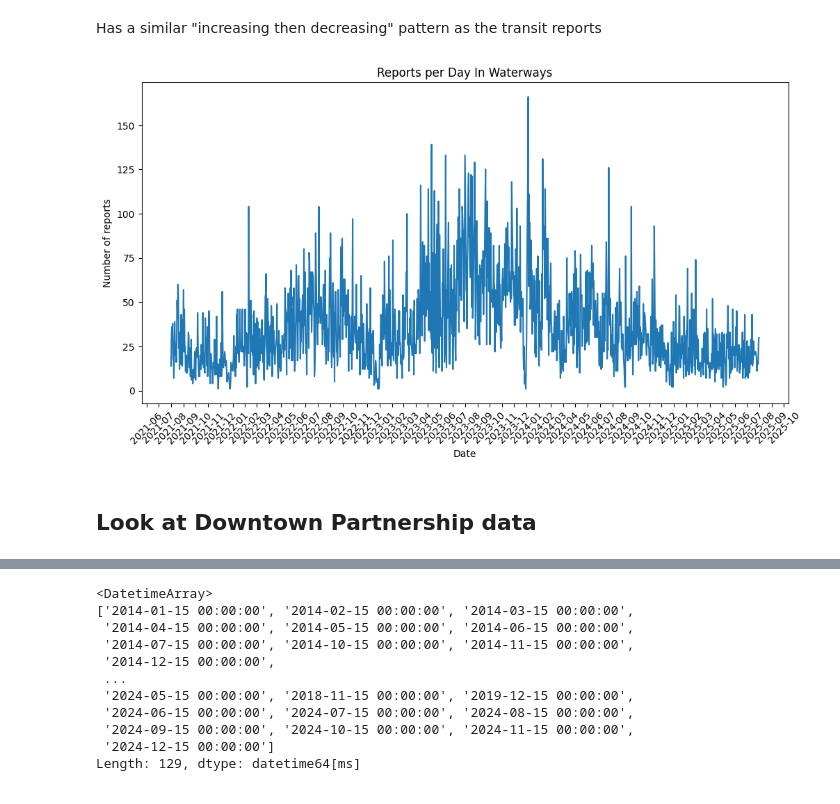
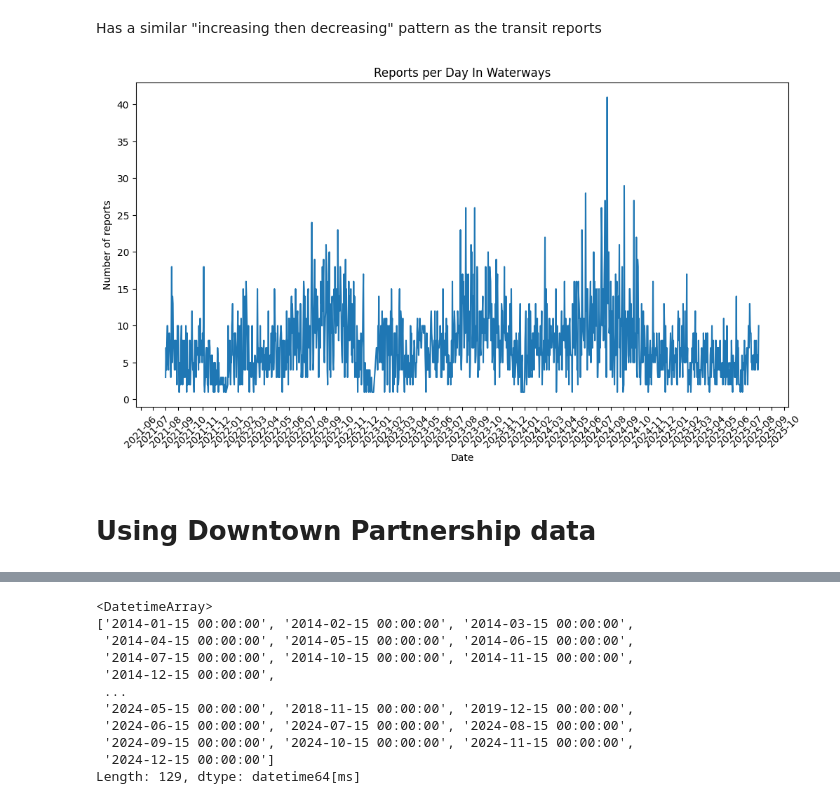
Before and after one commit to glow-27/Homelessness-Hub-311, a Jupyter notebook: temporal_analysis.ipynb, the cells around one changed output, grey strips where cells are left out. Cells and saved outputs as stored; diff of their text form; code cells hidden in the pictures.

```diff
--- a/temporal_analysis.ipynb
+++ b/temporal_analysis.ipynb
@@ -23,7 +38,7 @@ import pmdarima as pm
 ## Exploration/Plots
 # %%
 # load in data
-reports = gpd.read_file('modified_data/augmented_311.csv')
+reports = gpd.read_file('modified_data/sens_311_inc.csv')
 print(reports.head())
 reports['date_requested'] = pd.to_datetime(reports['date_requested'])
 # %% [output]
@@ -91,5 +86,0 @@ reports_clean
-# %%
-sensitive_area_cols = ['in_transit_area', 'in_park', 'in_school_area', 'in_open_space', 'in_waterway']
-
-reports_clean['in_sens_area'] = reports_clean[sensitive_area_cols].any(axis=1).astype(int)
-reports_clean.head()
@@ -486,0 +1210,22 @@ Waterways: 0.1083
+# %%
+area_cols = ['transit','park','water','school','shelter']
+
+reports_clean['non_sens'] = (
+    reports_clean['sens_area'] == 0
+).astype(int)
+
+area_cols = area_cols + ['non_sens']
+df_long = reports_clean.melt(
+    id_vars=['date_requested'],
+    value_vars=area_cols,
+    var_name='area_type',
+    value_name='indicator'
+)
+
+df_long = df_long[df_long['indicator'] == 1]
+
+reports_day_area = (
+    df_long.groupby(['date_requested','area_type'])
+    .size()
+    .reset_index(name='num_reports')
+)
@@ -583,22 +1984,22 @@ plt.show()
 # %% [markdown]
 Has a similar "increasing then decreasing" pattern as the transit reports
 # %%
-waterways_reports = reports[reports.in_waterway == 1]
+waterways_reports = reports_clean[reports_clean.water == 1]
 
 waterways_counts = waterways_reports.groupby('date_requested').size().reset_index(name="n")
 waterways_counts.set_index("date_requested", inplace = True)
 plt.figure(figsize=(12, 6))
 plt.plot(waterways_counts['n'])
 plt.xlabel("Date")
 plt.ylabel("Number of reports")
 plt.title("Reports per Day In Waterways")
 
 plt.gca().xaxis.set_major_formatter(mdates.DateFormatter('%Y-%m'))
 plt.gca().xaxis.set_major_locator(mdates.MonthLocator(interval=1))
 plt.xticks(rotation=45)
 plt.show()
 # %% [output]
-[figure, old version]
+[figure, new version]
 # %% [markdown]
-## Look at Downtown Partnership data
+# Using Downtown Partnership data
 # %%
```
Also changed, not shown: parts of 201 cells of this notebook.
